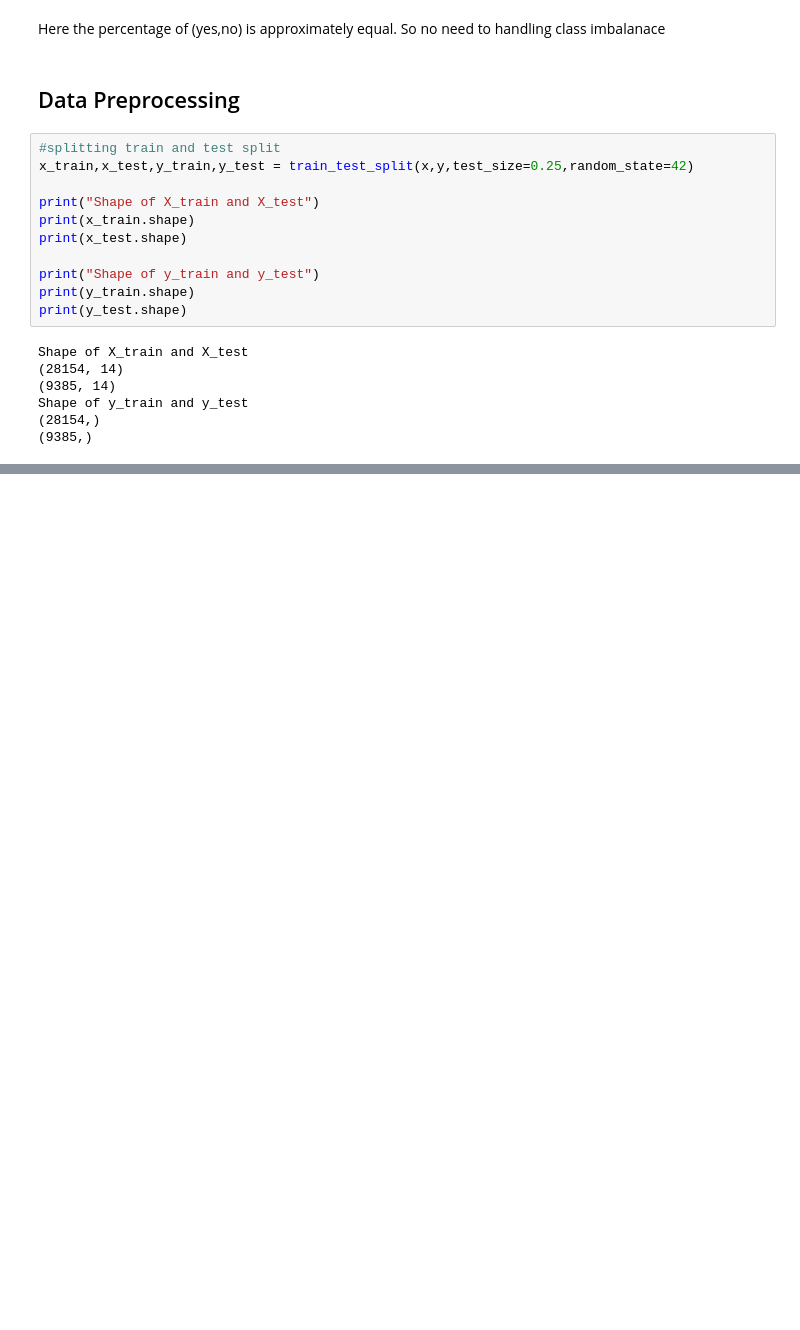
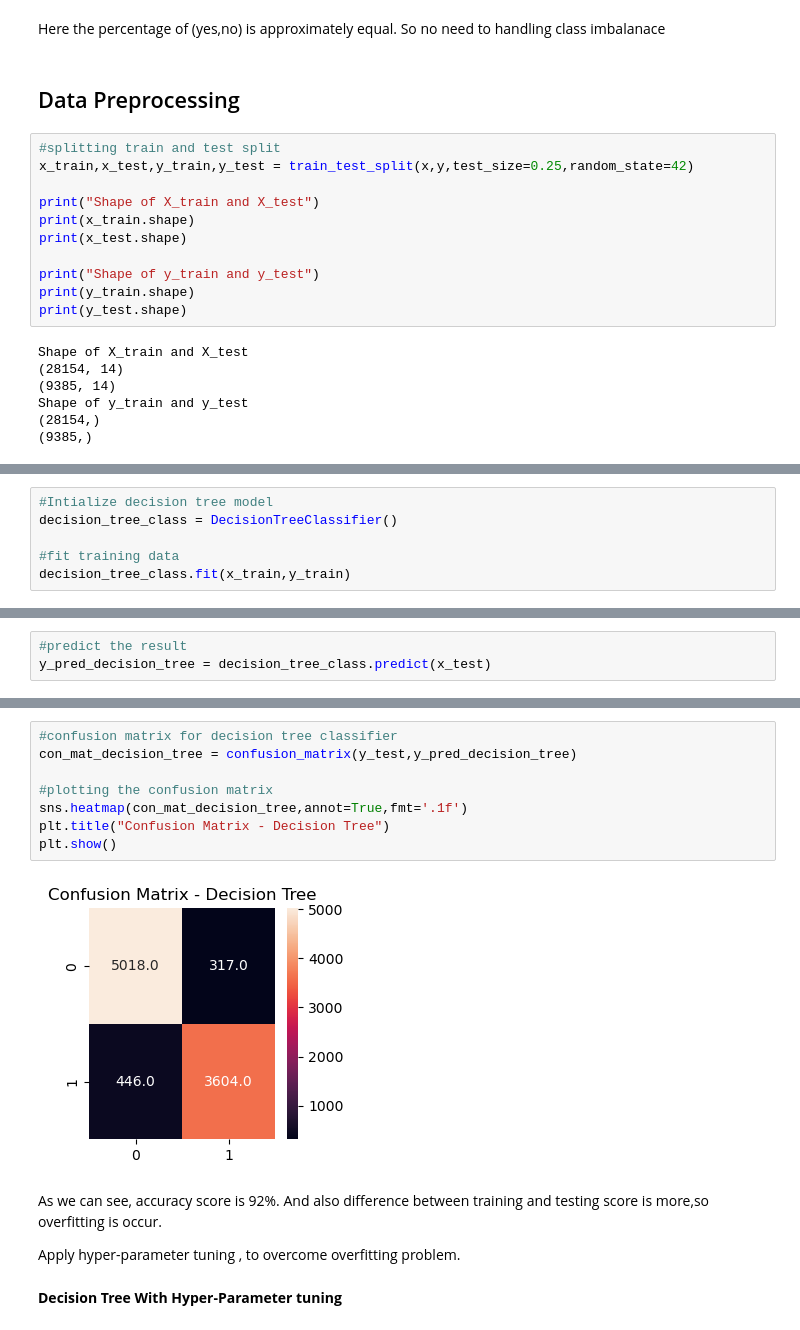
Before and after one commit to Siddharth3271/Airline-Passenger-Refferal-Prediction, a Jupyter notebook: code.ipynb, the cells around one changed output, grey strips where cells are left out. Cells and saved outputs as stored; diff of their text form; blank space fills up the shorter version.

```diff
--- a/code.ipynb
+++ b/code.ipynb
@@ -810,0 +954,6 @@ Shape of y_train and y_test
+# %%
+#Intialize decision tree model
+decision_tree_class = DecisionTreeClassifier()
+
+#fit training data
+decision_tree_class.fit(x_train,y_train)
@@ -810,0 +962,3 @@ Shape of y_train and y_test
+# %%
+#predict the result
+y_pred_decision_tree = decision_tree_class.predict(x_test)
@@ -810,0 +990,16 @@ Shape of y_train and y_test
+# %%
+#confusion matrix for decision tree classifier
+con_mat_decision_tree = confusion_matrix(y_test,y_pred_decision_tree)
+
+#plotting the confusion matrix
+sns.heatmap(con_mat_decision_tree,annot=True,fmt='.1f')
+plt.title("Confusion Matrix - Decision Tree")
+plt.show()
+# %% [output]
+[figure, added]
+# %% [markdown]
+As we can see, accuracy score is 92%. And also difference between training and testing score is more,so overfitting is occur.
+
+Apply hyper-parameter tuning , to overcome overfitting problem.
+# %% [markdown]
+**Decision Tree With Hyper-Parameter tuning**
```
Also changed, not shown: parts of 56 cells of this notebook.
